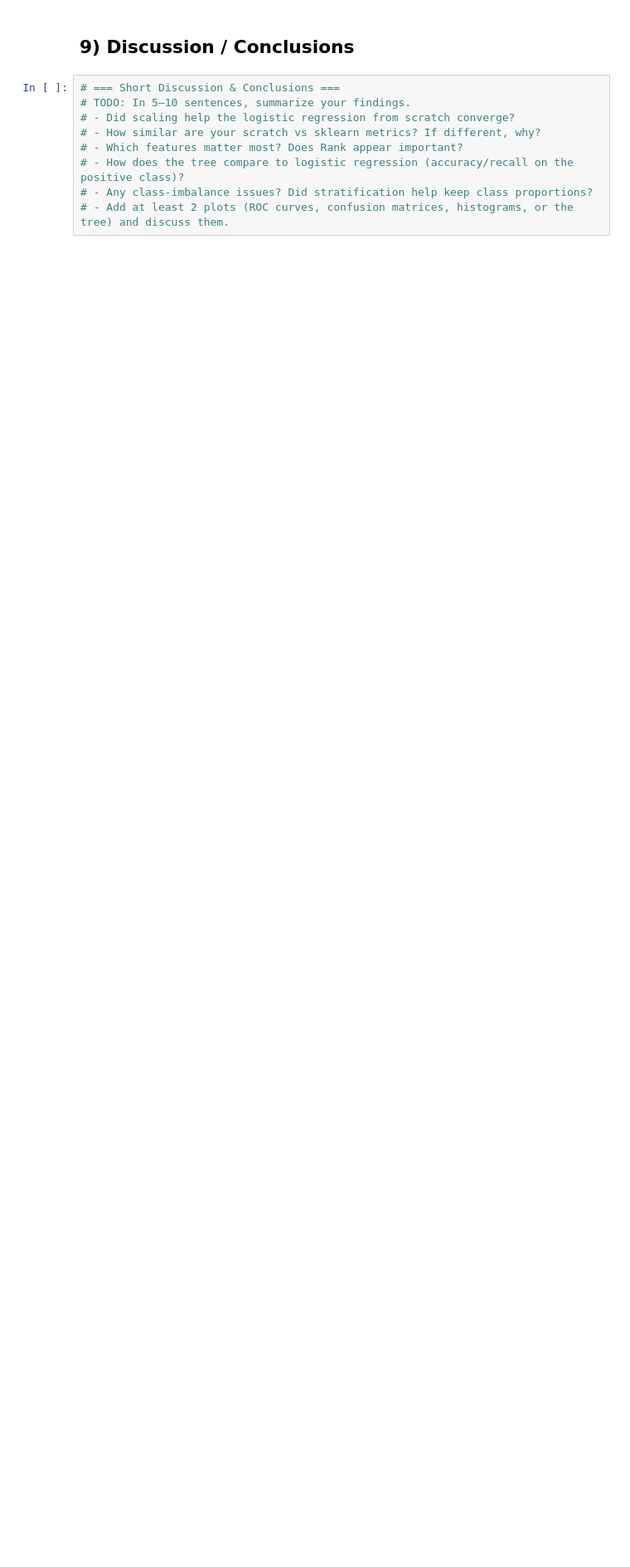
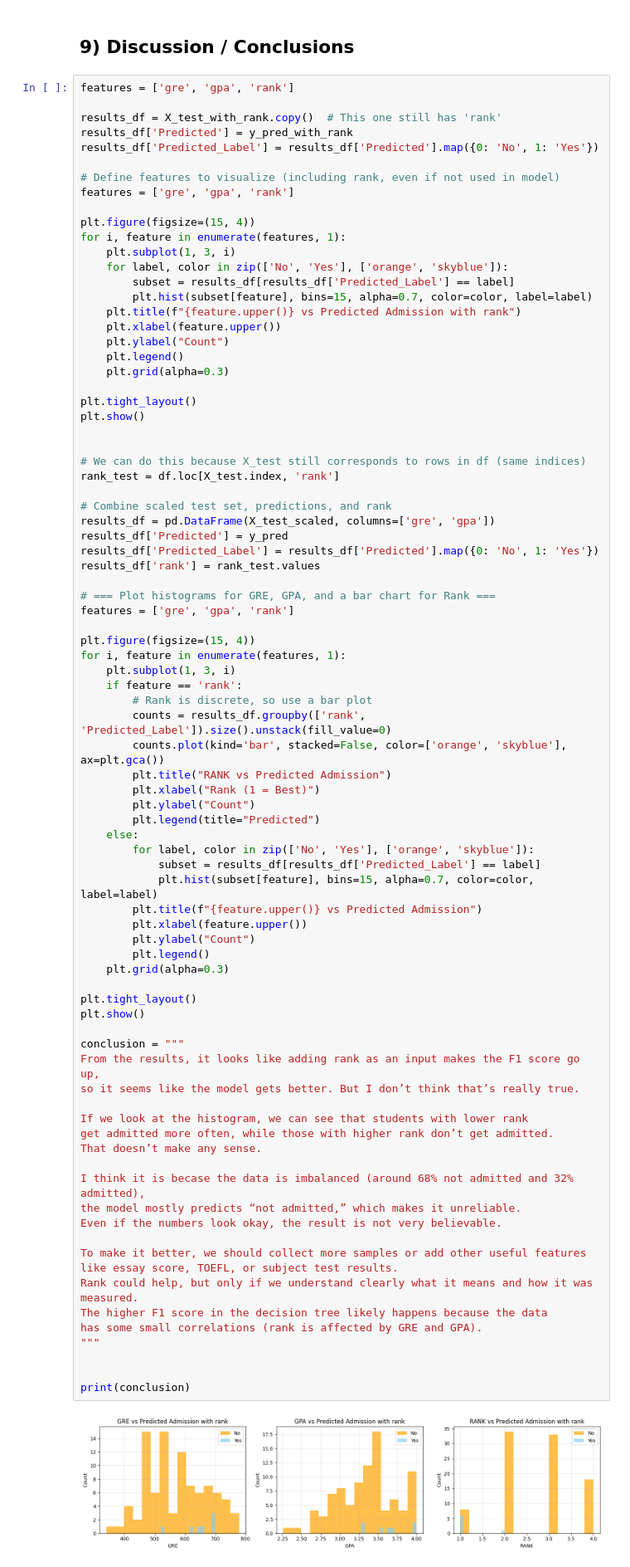
Before and after one commit to juvereturn05151/mat598, a Jupyter notebook: ProgrammingAssignment2/JuveChankasemporn_MAT598_ProgrammingAssignment2.ipynb, the cells around one changed output. Shown: that part at 83% size. Saved outputs shown, nothing was run; the diff lists cells and outputs as text; blank space fills up the shorter version.

Commit message:
Add Data Analysis

```diff
--- a/ProgrammingAssignment2/JuveChankasemporn_MAT598_ProgrammingAssignment2.ipynb
+++ b/ProgrammingAssignment2/JuveChankasemporn_MAT598_ProgrammingAssignment2.ipynb
@@ -216,11 +304,87 @@ dtype: float64
 # %% [markdown]
 ## 9) Discussion / Conclusions
 # %%
-# === Short Discussion & Conclusions ===
-# TODO: In 5–10 sentences, summarize your findings.
-# - Did scaling help the logistic regression from scratch converge?
-# - How similar are your scratch vs sklearn metrics? If different, why?
-# - Which features matter most? Does Rank appear important?
-# - How does the tree compare to logistic regression (accuracy/recall on the positive class)?
-# - Any class-imbalance issues? Did stratification help keep class proportions?
-# - Add at least 2 plots (ROC curves, confusion matrices, histograms, or the tree) and discuss them.
+features = ['gre', 'gpa', 'rank']
+
+results_df = X_test_with_rank.copy()  # This one still has 'rank'
+results_df['Predicted'] = y_pred_with_rank
+results_df['Predicted_Label'] = results_df['Predicted'].map({0: 'No', 1: 'Yes'})
+
+# Define features to visualize (including rank, even if not used in model)
+features = ['gre', 'gpa', 'rank']
+
+plt.figure(figsize=(15, 4))
+for i, feature in enumerate(features, 1):
+    plt.subplot(1, 3, i)
+    for label, color in zip(['No', 'Yes'], ['orange', 'skyblue']):
+        subset = results_df[results_df['Predicted_Label'] == label]
+        plt.hist(subset[feature], bins=15, alpha=0.7, color=color, label=label)
+    plt.title(f"{feature.upper()} vs Predicted Admission with rank")
+    plt.xlabel(feature.upper())
+    plt.ylabel("Count")
+    plt.legend()
+    plt.grid(alpha=0.3)
+
+plt.tight_layout()
+plt.show()
+
+
+# We can do this because X_test still corresponds to rows in df (same indices)
+rank_test = df.loc[X_test.index, 'rank']
+
+# Combine scaled test set, predictions, and rank
+results_df = pd.DataFrame(X_test_scaled, columns=['gre', 'gpa'])
+results_df['Predicted'] = y_pred
+results_df['Predicted_Label'] = results_df['Predicted'].map({0: 'No', 1: 'Yes'})
+results_df['rank'] = rank_test.values
+
+# === Plot histograms for GRE, GPA, and a bar chart for Rank ===
+features = ['gre', 'gpa', 'rank']
+
+plt.figure(figsize=(15, 4))
+for i, feature in enumerate(features, 1):
+    plt.subplot(1, 3, i)
+    if feature == 'rank':
+        # Rank is discrete, so use a bar plot
+        counts = results_df.groupby(['rank', 'Predicted_Label']).size().unstack(fill_value=0)
+        counts.plot(kind='bar', stacked=False, color=['orange', 'skyblue'], ax=plt.gca())
+        plt.title("RANK vs Predicted Admission")
+        plt.xlabel("Rank (1 = Best)")
+        plt.ylabel("Count")
+        plt.legend(title="Predicted")
+    else:
+        for label, color in zip(['No', 'Yes'], ['orange', 'skyblue']):
+            subset = results_df[results_df['Predicted_Label'] == label]
+            plt.hist(subset[feature], bins=15, alpha=0.7, color=color, label=label)
+        plt.title(f"{feature.upper()} vs Predicted Admission")
+        plt.xlabel(feature.upper())
+        plt.ylabel("Count")
+        plt.legend()
+    plt.grid(alpha=0.3)
+
+plt.tight_layout()
+plt.show()
+
+conclusion = """
+From the results, it looks like adding rank as an input makes the F1 score go up,
+so it seems like the model gets better. But I don’t think that’s really true.
+
+If we look at the histogram, we can see that students with lower rank
+get admitted more often, while those with higher rank don’t get admitted.
+That doesn’t make any sense.
+
+I think it is becase the data is imbalanced (around 68% not admitted and 32% admitted),
+the model mostly predicts “not admitted,” which makes it unreliable.
+Even if the numbers look okay, the result is not very believable.
+
+To make it better, we should collect more samples or add other useful features
+like essay score, TOEFL, or subject test results.
+Rank could help, but only if we understand clearly what it means and how it was measured.
+The higher F1 score in the decision tree likely happens because the data
+has some small correlations (rank is affected by GRE and GPA).
+"""
+
+
+print(conclusion)
+# %% [output]
+[figure, added]
```
Also changed, not shown: parts of 6 cells of this notebook.
